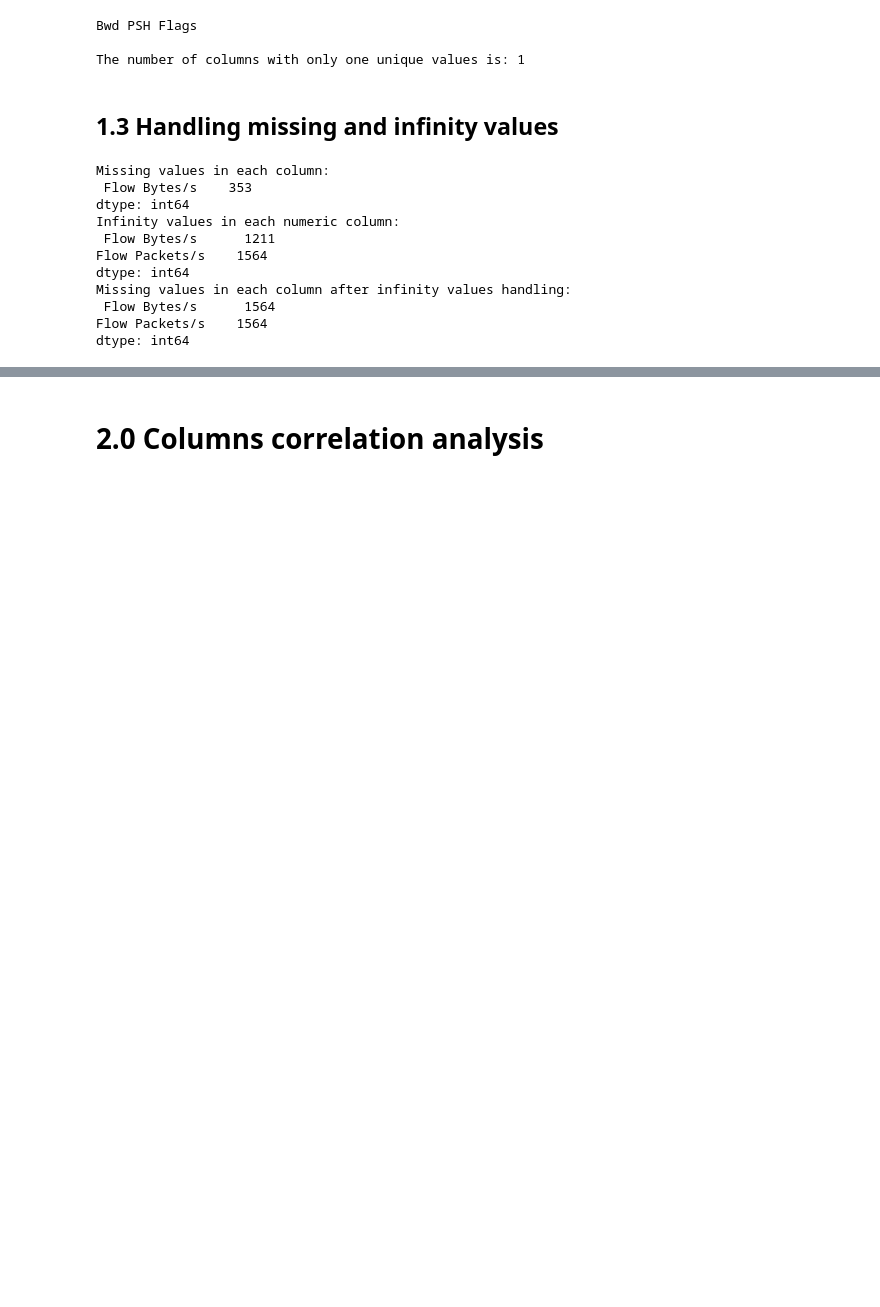
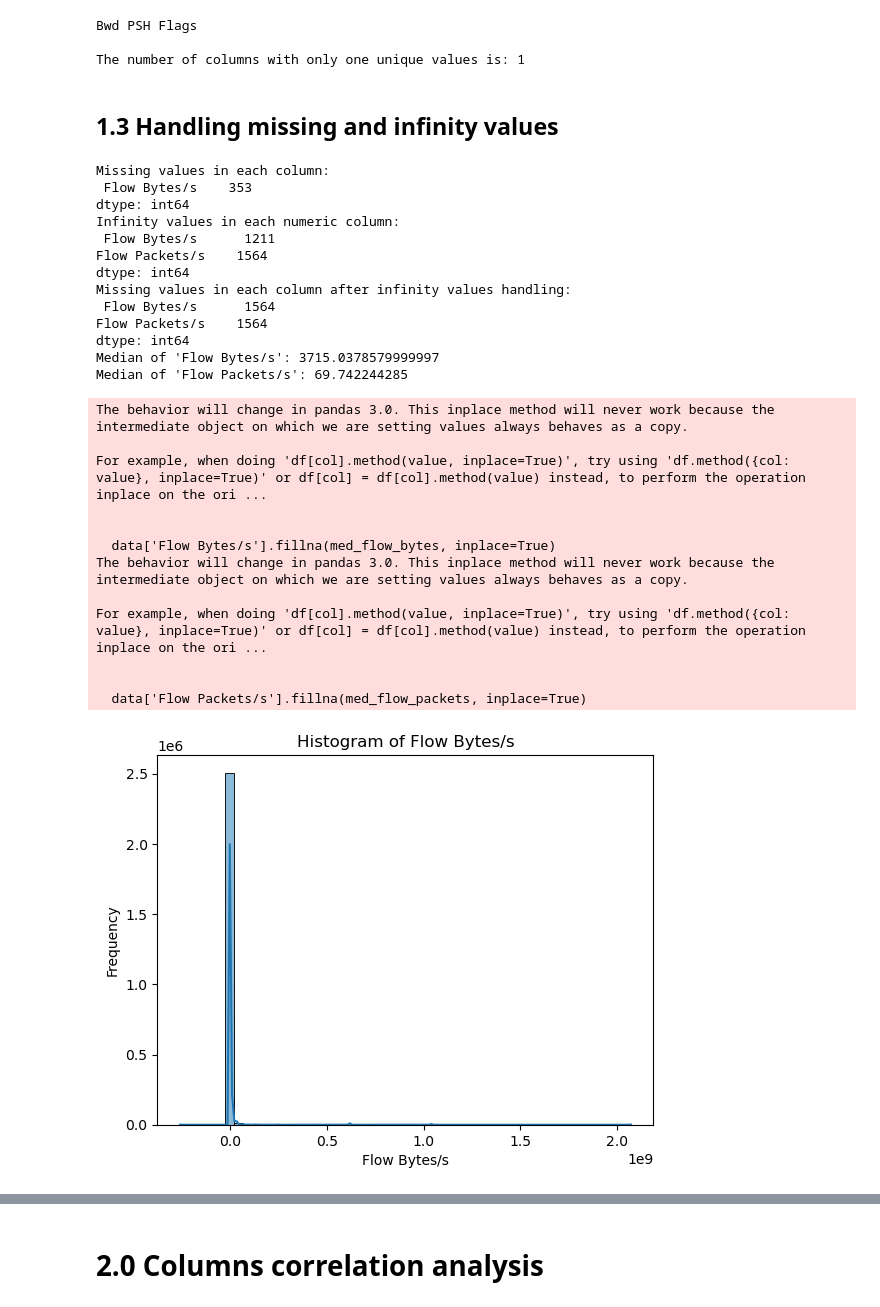
Before and after one commit to wahbakamaluddin/nids4, a Jupyter notebook: notebook/main/1_data_preprocessing.ipynb, the cells around one changed output, grey strips where cells are left out. Drawn from its saved outputs; the diff is of its cells as text; code cells hidden in the pictures; blank space fills up the shorter version.

Commit message:
Update data preprocessing

```diff
--- a/notebook/main/1_data_preprocessing.ipynb
+++ b/notebook/main/1_data_preprocessing.ipynb
@@ -175,28 +133,72 @@ The number of columns with only one unique values is: 1
 # %%
 # Identify missing values
 missing_values = data.isnull().sum() # Check for missing values in each column
 print("Missing values in each column:\n", missing_values[missing_values > 0]) # Display only columns with missing values
 
 # Identify infinity values
 numeric_columns = data.select_dtypes(include=[np.number]).columns
 infinity_counts = (data[numeric_columns] == np.inf).sum()
 print("Infinity values in each numeric column:\n", infinity_counts[infinity_counts > 0]) # Display only columns with infinity values
 
 # Replace infinity values with NaN
 data.replace([np.inf, -np.inf], np.nan, inplace=True)
 
 # Identify missing values
 missing_values = data.isnull().sum() # Check for missing values in each column
 print("Missing values in each column after infinity values handling:\n", missing_values[missing_values > 0]) # Display only columns with missing values
+
+# Filling missing values with median of each column
+med_flow_bytes = data['Flow Bytes/s'].median()
+med_flow_packets = data['Flow Packets/s'].median()
+
+data['Flow Bytes/s'].fillna(med_flow_bytes, inplace=True)
+data['Flow Packets/s'].fillna(med_flow_packets, inplace=True)
+
+print("Median of 'Flow Bytes/s':", med_flow_bytes)
+print("Median of 'Flow Packets/s':", med_flow_packets)
+
+cols = ["Flow Bytes/s", "Flow Packets/s"]
+
+data_viz = data.copy()
+
+for col in cols:
+    plt.figure()
+    sns.histplot(data_viz[col].dropna(), bins=50, kde=True)
+    plt.title(f"Histogram of {col}")
+    plt.xlabel(col)
+    plt.ylabel("Frequency")
+    plt.show()
+
+for col in cols:
+    plt.figure()
+    sns.boxplot(x=data_viz[col].dropna())
+    plt.title(f"Boxplot of {col}")
+    plt.xlabel(col)
+    plt.show()
 # %% [output]
 Missing values in each column:
  Flow Bytes/s    353
 dtype: int64
 Infinity values in each numeric column:
  Flow Bytes/s      1211
 Flow Packets/s    1564
 dtype: int64
 Missing values in each column after infinity values handling:
  Flow Bytes/s      1564
 Flow Packets/s    1564
 dtype: int64
+Median of 'Flow Bytes/s': 3715.0378579999997
+Median of 'Flow Packets/s': 69.742244285
+The behavior will change in pandas 3.0. This inplace method will never work because the intermediate object on which we are setting values always behaves as a copy.
+
+For example, when doing 'df[col].method(value, inplace=True)', try using 'df.method({col: value}, inplace=True)' or df[col] = df[col].method(value) instead, to perform the operation inplace on the ori ...
+
+
+  data['Flow Bytes/s'].fillna(med_flow_bytes, inplace=True)
+The behavior will change in pandas 3.0. This inplace method will never work because the intermediate object on which we are setting values always behaves as a copy.
+
+For example, when doing 'df[col].method(value, inplace=True)', try using 'df.method({col: value}, inplace=True)' or df[col] = df[col].method(value) instead, to perform the operation inplace on the ori ...
+
+
+  data['Flow Packets/s'].fillna(med_flow_packets, inplace=True)
+[figure, added]
```
Also changed, not shown: parts of 20 cells of this notebook.
